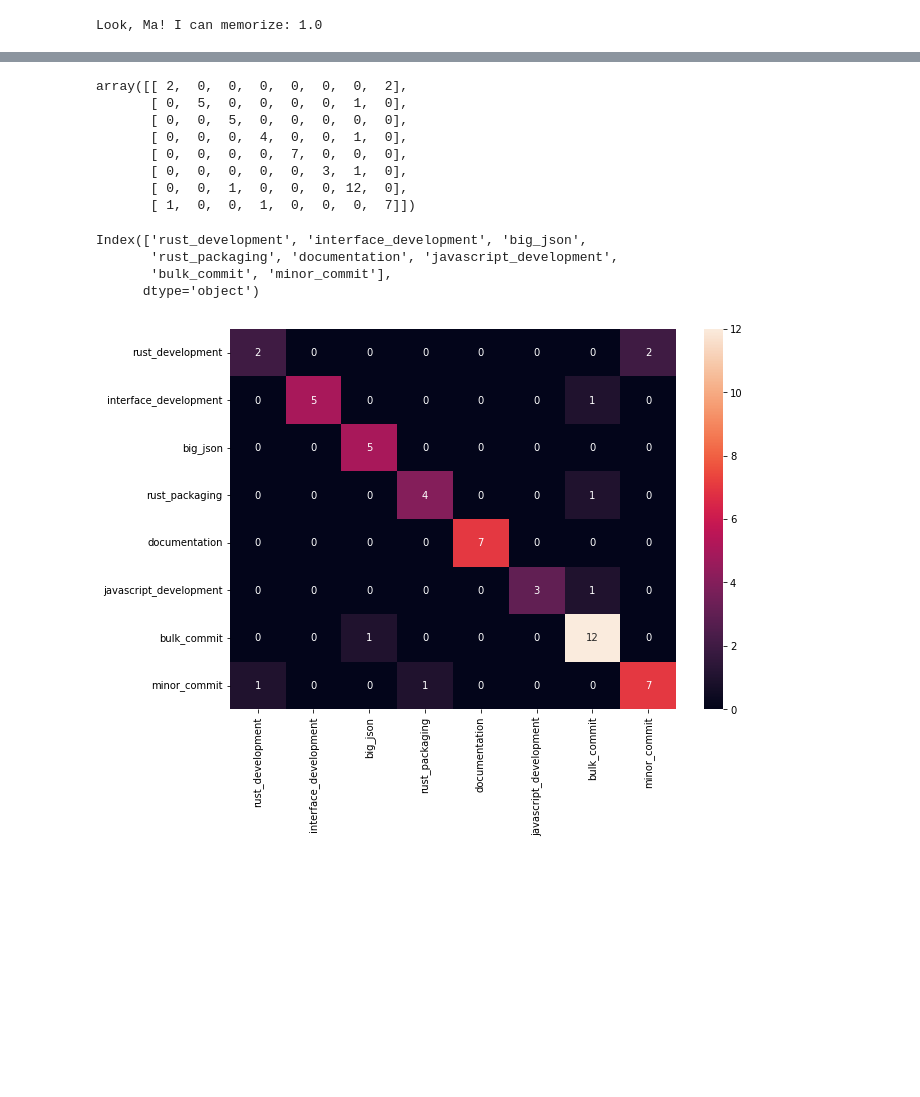
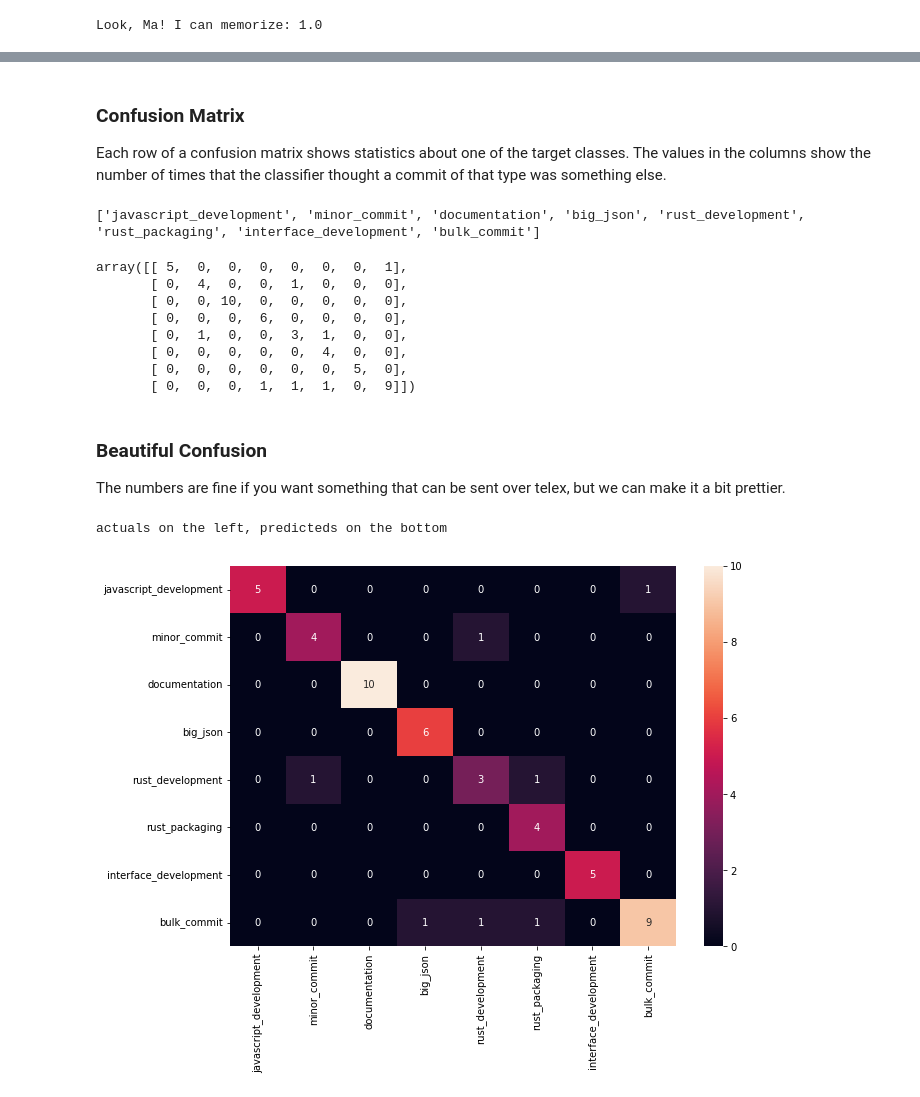
Before and after one commit to Deadman-DAO/Web3HackerNetwork, a Jupyter notebook: sandbox/notebooks/bob/commit_classification_4.ipynb, the cells around one changed output, grey strips where cells are left out. Cells and saved outputs as stored; diff of their text form; code cells hidden in the pictures; blank space fills up the shorter version.

```diff
--- a/sandbox/notebooks/bob/commit_classification_4.ipynb
+++ b/sandbox/notebooks/bob/commit_classification_4.ipynb
@@ -26,6 +20,6 @@ dict_keys(['commit', 'totalFiles', 'binFiles', 'textFiles', 'textLines', 'javasc
 # %%
 import pandas as pd
 
-data = pd.read_csv(project_root_path + '/sandbox/data/bob/commit_labeling.csv', sep='\t', index_col=0)
-data
+data_df = pd.read_csv(project_root_path + '/sandbox/data/bob/commit_labeling_2.csv', sep='\t', index_col=0)
+data_df
 # %% [output]
@@ -92,9 +68,9 @@ from sklearn.neural_network import MLPClassifier
 
 clf = MLPClassifier(solver='lbfgs', alpha=1e-5, max_iter=10000,
                     hidden_layer_sizes=(20, 20), random_state = 1)
-clf.fit(X, Y)
-score = clf.score(X, Y)
-Y_pred = clf.predict(X)
+clf.fit(X, y)
+score = clf.score(X, y)
+y_pred = clf.predict(X)
 print('Look, Ma! I can memorize: ' + str(score))
 # %% [output]
 Look, Ma! I can memorize: 1.0
@@ -154,17 +104,12 @@ print(y_test)
 # %%
 from sklearn.linear_model import LogisticRegression
 
-random_state = 6
-X_train, X_test, Y_train, Y_test = \
-    train_test_split(X, Y, test_size=0.33, random_state=random_state)
-y_train = [get_class(Y_row) for Y_row in Y_train]
-y_test = [get_class(Y_row) for Y_row in Y_test]
-#clf = MLPClassifier(solver=solver, alpha=1e-1, hidden_layer_sizes=(20,20,20,20),
-#                    random_state=random_state, max_iter=10000)
+random_state = 0
+X_train, X_test, y_train, y_test = \
+    train_test_split(X, y, test_size=0.33, random_state=random_state)
 clf = LogisticRegression(random_state=random_state, max_iter=10000)
 clf.fit(X_train, y_train)
 score = clf.score(X_test, y_test)
-y_pred = clf.predict(X)
+y_pred = clf.predict(X_test)
 print('Score: ' + str(score))
-print(y_pred)
 # %% [output]
@@ -222,32 +117,36 @@ Score: 0.8490566037735849
+# %% [markdown]
+### Confusion Matrix
+Each row of a confusion matrix shows statistics about one of the target classes. The values in the columns show the number of times that the classifier thought a commit of that type was something else.
 # %%
 from sklearn.metrics import confusion_matrix
-y_pred = clf.predict(X_test)
-conf = confusion_matrix(y_test, y_pred)
-conf
+target_names = list(set(y))
+y_test_numeric = [target_names.index(prediction) for prediction in y_test]
+y_pred_numeric = [target_names.index(prediction) for prediction in y_pred]
+confusion_mx = confusion_matrix(y_test_numeric, y_pred_numeric)
+print(target_names)
+confusion_mx
 # %% [output]
-array([[ 2,  0,  0,  0,  0,  0,  0,  2],
-       [ 0,  5,  0,  0,  0,  0,  1,  0],
-       [ 0,  0,  5,  0,  0,  0,  0,  0],
-       [ 0,  0,  0,  4,  0,  0,  1,  0],
-       [ 0,  0,  0,  0,  7,  0,  0,  0],
-       [ 0,  0,  0,  0,  0,  3,  1,  0],
-       [ 0,  0,  1,  0,  0,  0, 12,  0],
-       [ 1,  0,  0,  1,  0,  0,  0,  7]])
+['javascript_development', 'minor_commit', 'documentation', 'big_json', 'rust_development', 'rust_packaging', 'interface_development', 'bulk_commit']
+array([[ 5,  0,  0,  0,  0,  0,  0,  1],
+       [ 0,  4,  0,  0,  1,  0,  0,  0],
+       [ 0,  0, 10,  0,  0,  0,  0,  0],
+       [ 0,  0,  0,  6,  0,  0,  0,  0],
+       [ 0,  1,  0,  0,  3,  1,  0,  0],
+       [ 0,  0,  0,  0,  0,  4,  0,  0],
+       [ 0,  0,  0,  0,  0,  0,  5,  0],
+       [ 0,  0,  0,  1,  1,  1,  0,  9]])
-# %%
-class_columns
-# %% [output]
-Index(['rust_development', 'interface_development', 'big_json',
-       'rust_packaging', 'documentation', 'javascript_development',
-       'bulk_commit', 'minor_commit'],
-      dtype='object')
+# %% [markdown]
+### Beautiful Confusion
+The numbers are fine if you want something that can be sent over telex, but we can make it a bit prettier.
 # %%
 import seaborn as sn
 import pandas as pd
 import matplotlib.pyplot as plt
-df_cm = pd.DataFrame(conf, index = class_columns,
-                  columns = class_columns)
+confusion_df = pd.DataFrame(confusion_mx, index = target_names, columns = target_names)
 plt.figure(figsize = (10,7))
-sn.heatmap(df_cm, annot=True)
+sn.heatmap(confusion_df, annot=True)
+print("actuals on the left, predicteds on the bottom")
 plt.show()
 # %% [output]
+actuals on the left, predicteds on the bottom
-[figure, old version]
+[figure, new version]
```
Also changed, not shown: parts of 20 cells of this notebook.
